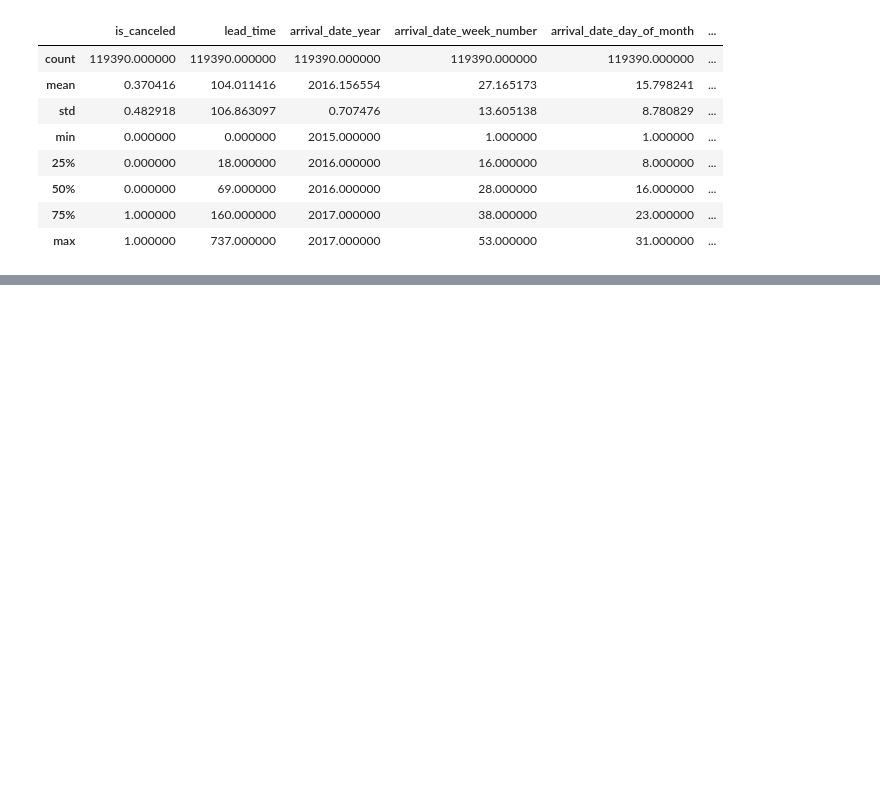
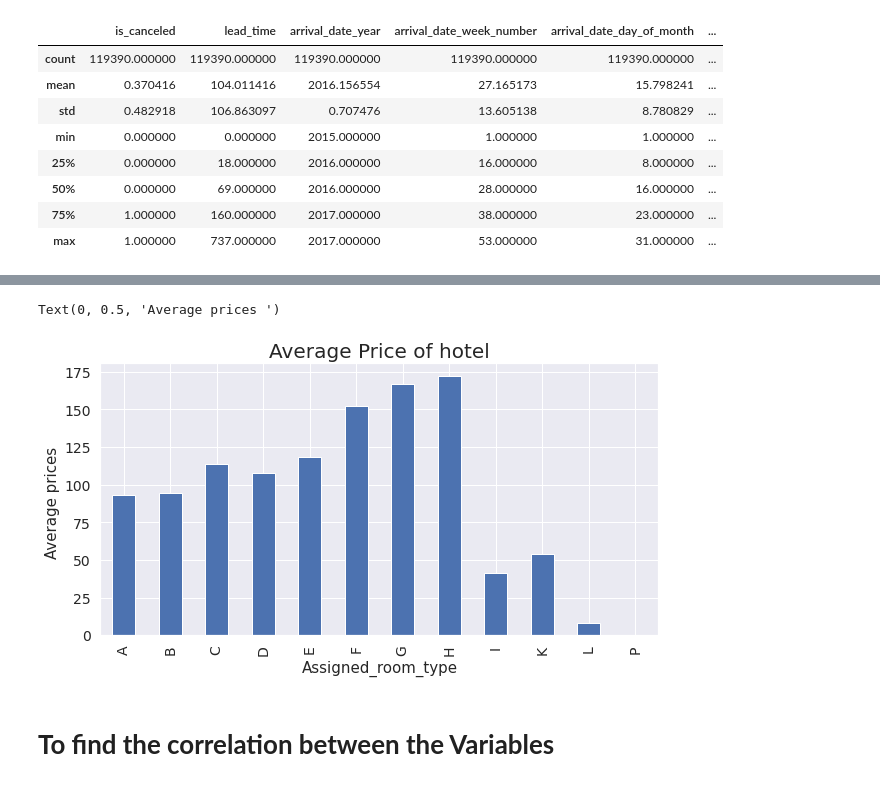
Before and after one commit to Sathya-Prakash-Yuva/Hotel-Booking-Analysis, a Jupyter notebook: Copy_of_Hotel_Booking_Analysis_Capstone_Project.ipynb, the cells around one changed output, grey strips where cells are left out. Saved outputs shown, nothing was run; the diff lists cells and outputs as text; code cells hidden in the pictures; blank space fills up the shorter version.

```diff
--- a/Copy_of_Hotel_Booking_Analysis_Capstone_Project.ipynb
+++ b/Copy_of_Hotel_Booking_Analysis_Capstone_Project.ipynb
@@ -11,7 +11,7 @@ import numpy as np
 import pandas as pd
 import matplotlib as plt
 import seaborn as sns
-sns.set(rc={'figure.figsize':(20,15)})
+sns.set(rc={'figure.figsize':(12,5)})
 # %%
 from google.colab import drive
 drive.mount('/content/drive')
@@ -460,0 +466,12 @@ plt.legend(loc = "upper right")
+# %%
+avg_price_hotel = df.groupby(['assigned_room_type'])['adr'].mean()
+# %%
+ax = avg_price_hotel.plot.bar(figsize = (10,5),fontsize = 14)
+ax.set_title("Average Price of hotel", fontsize = 20)
+ax.set_xlabel("Assigned_room_type", fontsize = 15)
+ax.set_ylabel("Average prices ", fontsize = 15)
+# %% [output]
+Text(0, 0.5, 'Average prices ')
+[figure, added]
+# %% [markdown]
+# **To find the correlation between the Variables**
```
Also changed, not shown: parts of 53 cells of this notebook.
